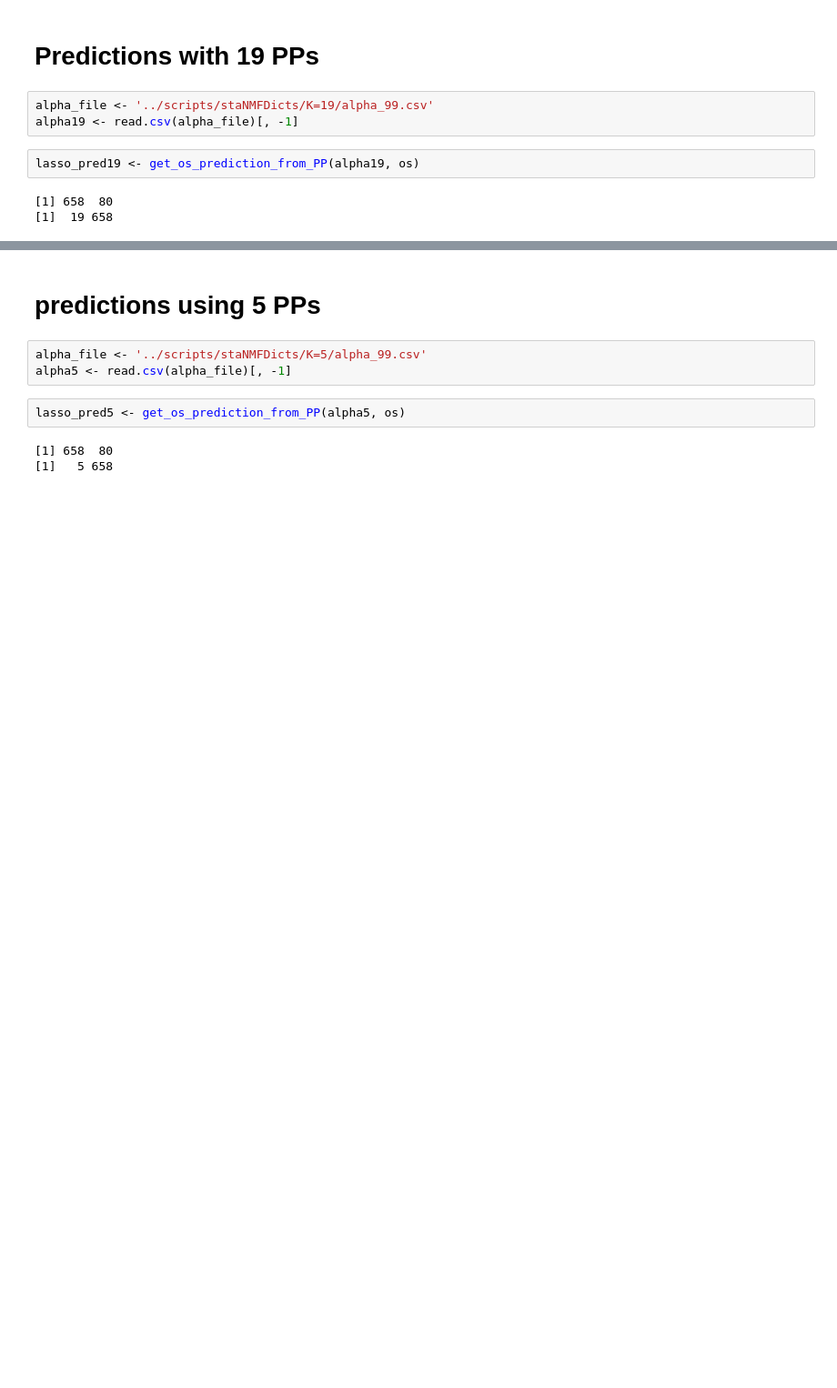
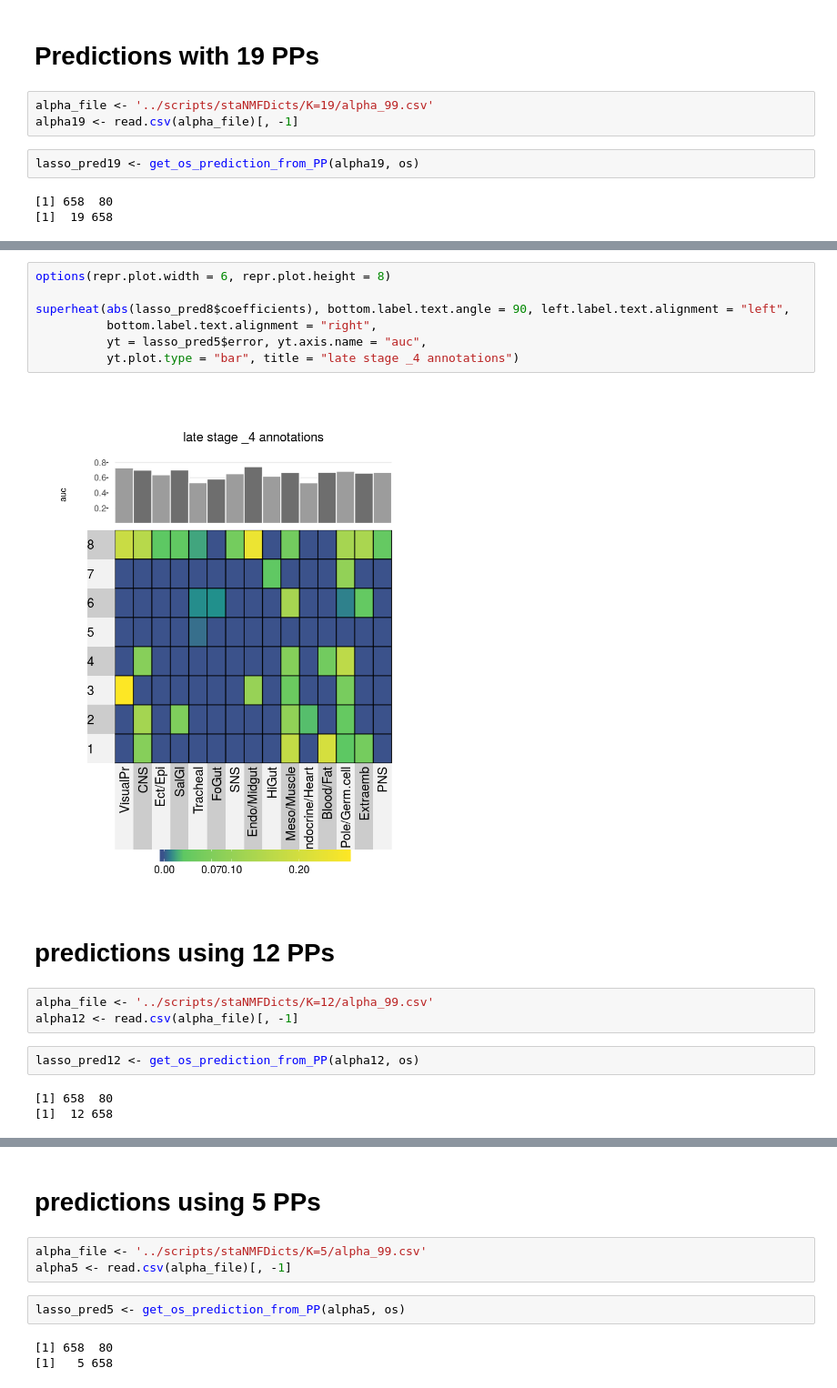
Before and after one commit to Runjing-Liu120/drosophila_late_stage_analysis, a Jupyter notebook: process_results/organ_system_predictions.ipynb, the cells around one changed output, grey strips where cells are left out. Shown at 91% size. Cells and saved outputs as stored; diff of their text form; blank space fills up the shorter version.

```diff
--- a/process_results/organ_system_predictions.ipynb
+++ b/process_results/organ_system_predictions.ipynb
@@ -86,0 +144,19 @@ plotImg(dict[, 2], late$template, FALSE)
+# %%
+options(repr.plot.width = 6, repr.plot.height = 8)
+
+superheat(abs(lasso_pred8$coefficients), bottom.label.text.angle = 90, left.label.text.alignment = "left",
+          bottom.label.text.alignment = "right",
+          yt = lasso_pred5$error, yt.axis.name = "auc",
+          yt.plot.type = "bar", title = "late stage _4 annotations")
+# %% [output]
+[figure, added]
+# %% [markdown]
+# predictions using 12 PPs
+# %%
+alpha_file <- '../scripts/staNMFDicts/K=12/alpha_99.csv'
+alpha12 <- read.csv(alpha_file)[, -1]
+# %%
+lasso_pred12 <- get_os_prediction_from_PP(alpha12, os)
+# %% [output]
+[1] 658  80
+[1]  12 658
```
Also changed, not shown: parts of 50 cells of this notebook, 10 other files.
